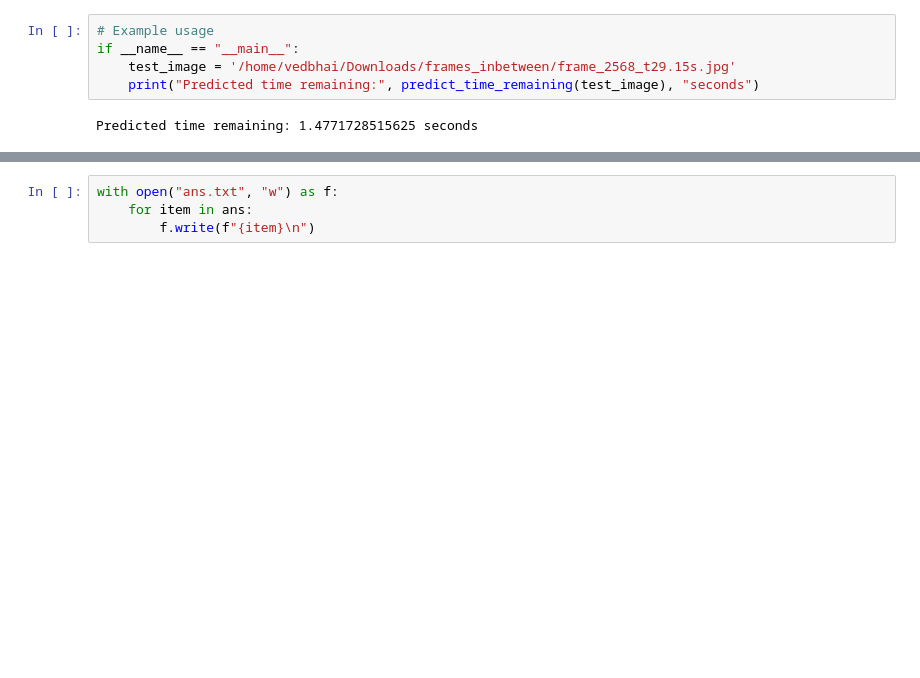
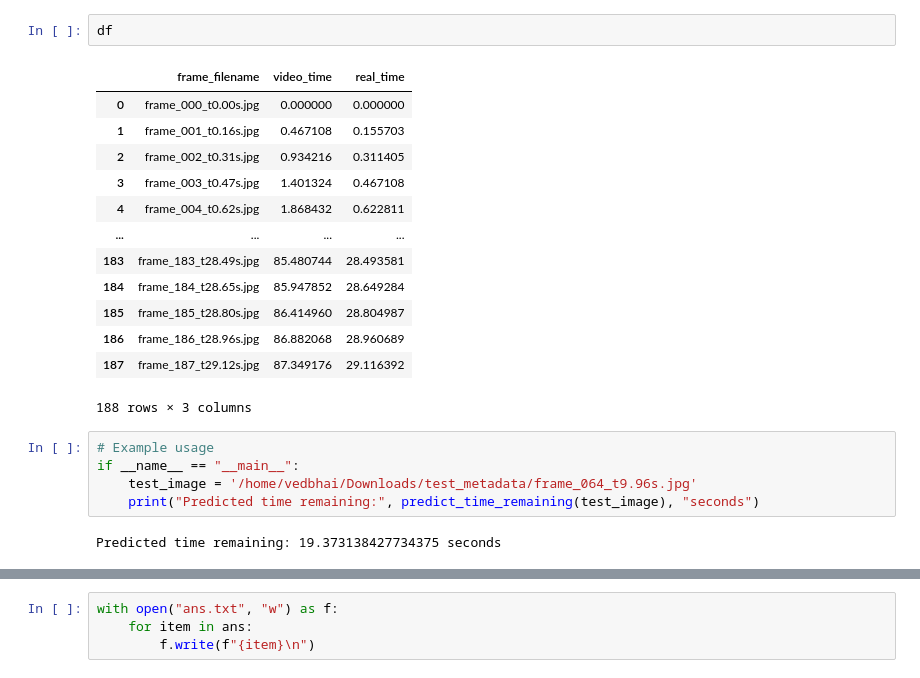
Before and after one commit to vedantsharma2508/Summer-project-2025, a Jupyter notebook: new-init.ipynb, the cells around one changed output, grey strips where cells are left out. Saved outputs shown, nothing was run; the diff lists cells and outputs as text; blank space fills up the shorter version.

Commit message:
Revised the code by changing the test and train data.

```diff
--- a/new-init.ipynb
+++ b/new-init.ipynb
@@ -231,10 +236,26 @@ print("✅ In-between frames extracted and metadata saved.")
+# %%
+df
+# %% [output]
+|  | frame_filename | video_time | real_time |
+| 0 | frame_000_t0.00s.jpg | 0.000000 | 0.000000 |
+| 1 | frame_001_t0.16s.jpg | 0.467108 | 0.155703 |
+| 2 | frame_002_t0.31s.jpg | 0.934216 | 0.311405 |
+| 3 | frame_003_t0.47s.jpg | 1.401324 | 0.467108 |
+| 4 | frame_004_t0.62s.jpg | 1.868432 | 0.622811 |
+| ... | ... | ... | ... |
+| 183 | frame_183_t28.49s.jpg | 85.480744 | 28.493581 |
+| 184 | frame_184_t28.65s.jpg | 85.947852 | 28.649284 |
+| 185 | frame_185_t28.80s.jpg | 86.414960 | 28.804987 |
+| 186 | frame_186_t28.96s.jpg | 86.882068 | 28.960689 |
+| 187 | frame_187_t29.12s.jpg | 87.349176 | 29.116392 |
+188 rows × 3 columns
 # %%
 # Example usage
 if __name__ == "__main__":
-    test_image = '/home/vedbhai/Downloads/frames_inbetween/frame_2568_t29.15s.jpg'
+    test_image = '/home/vedbhai/Downloads/test_metadata/frame_064_t9.96s.jpg'
     print("Predicted time remaining:", predict_time_remaining(test_image), "seconds")
 # %% [output]
-Predicted time remaining: 1.4771728515625 seconds
+Predicted time remaining: 19.373138427734375 seconds
 # %%
 import os
 ans = list()
```
Also changed, not shown: parts of 6 cells of this notebook.
